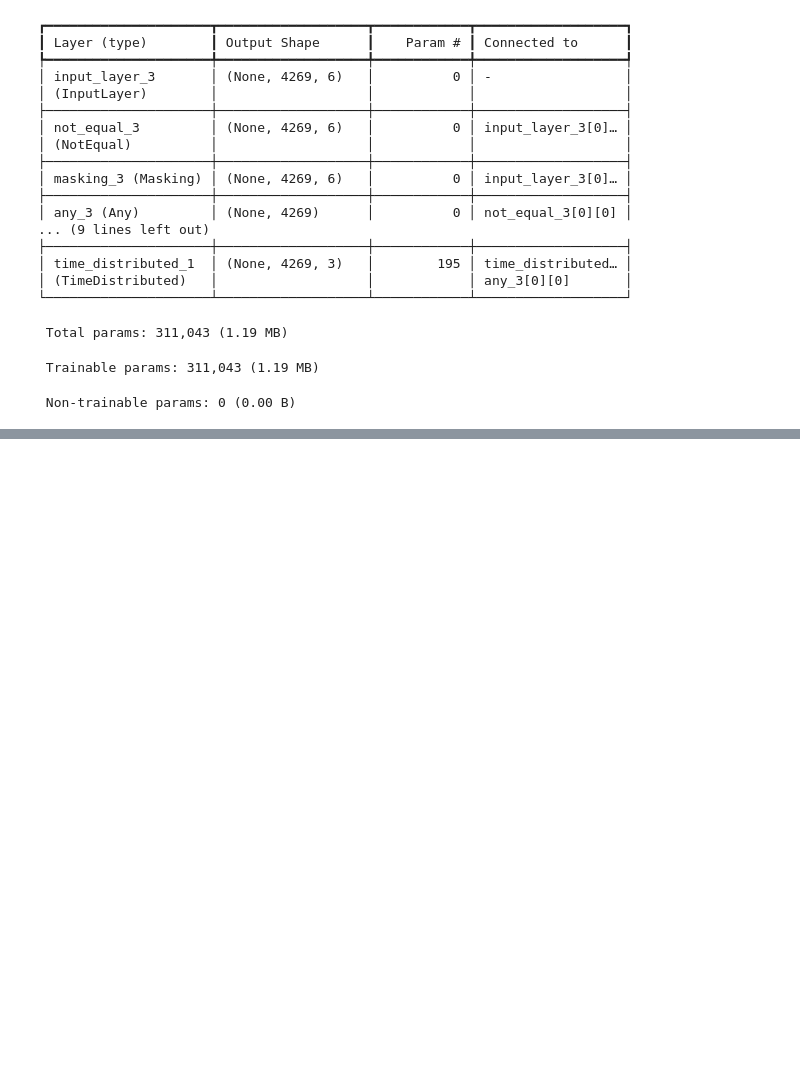
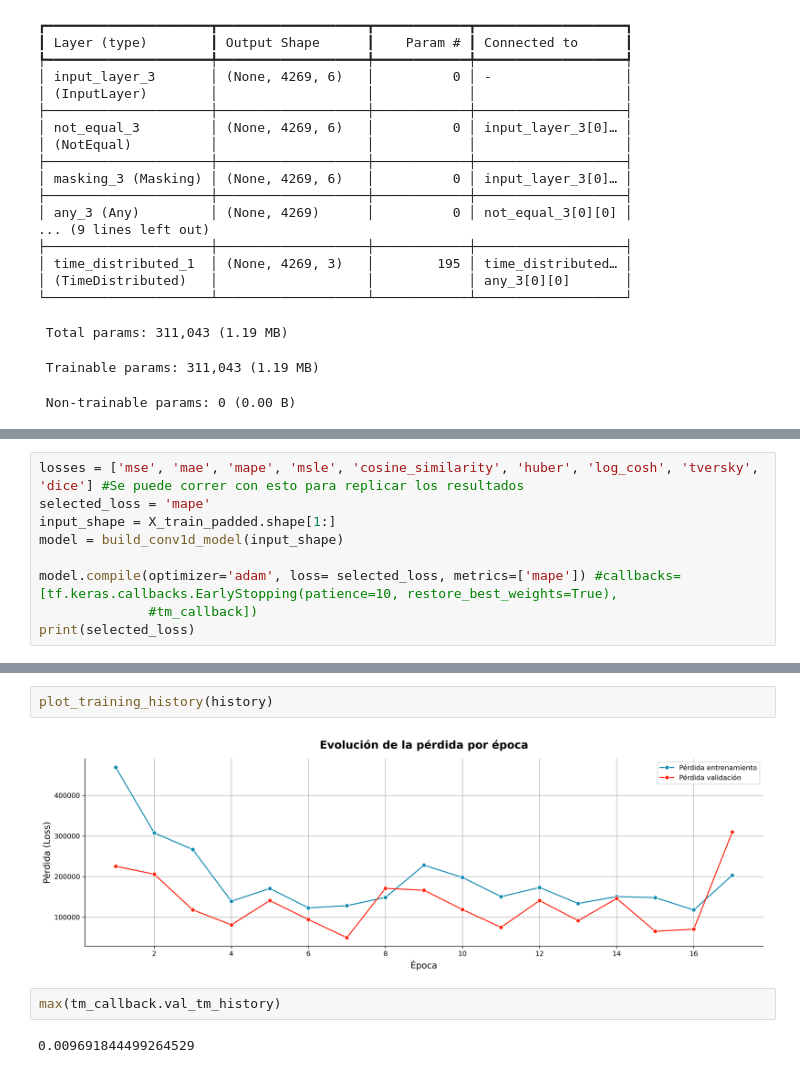
Before and after one commit to rospeltof/Stanford-RNA-3D-FOLDING, a Jupyter notebook: code/03_Modeling.ipynb, the cells around one changed output, grey strips where cells are left out. Drawn from its saved outputs; the diff is of its cells as text; blank space fills up the shorter version.

```diff
--- a/code/03_Modeling.ipynb
+++ b/code/03_Modeling.ipynb
@@ -288,0 +365,9 @@ ValueError: Input 0 of layer "functional_5" is incompatible with the layer: expe
+# %%
+losses = ['mse', 'mae', 'mape', 'msle', 'cosine_similarity', 'huber', 'log_cosh', 'tversky', 'dice'] #Se puede correr con esto para replicar los resultados
+selected_loss = 'mape'
+input_shape = X_train_padded.shape[1:]
+model = build_conv1d_model(input_shape)
+
+model.compile(optimizer='adam', loss= selected_loss, metrics=['mape']) #callbacks=[tf.keras.callbacks.EarlyStopping(patience=10, restore_best_weights=True),
+              #tm_callback])
+print(selected_loss)
@@ -288,0 +409,8 @@ ValueError: Input 0 of layer "functional_5" is incompatible with the layer: expe
+# %%
+plot_training_history(history)
+# %% [output]
+[figure, added]
+# %%
+max(tm_callback.val_tm_history)
+# %% [output]
+0.009691844499264529
```
Also changed, not shown: parts of 20 cells of this notebook.
